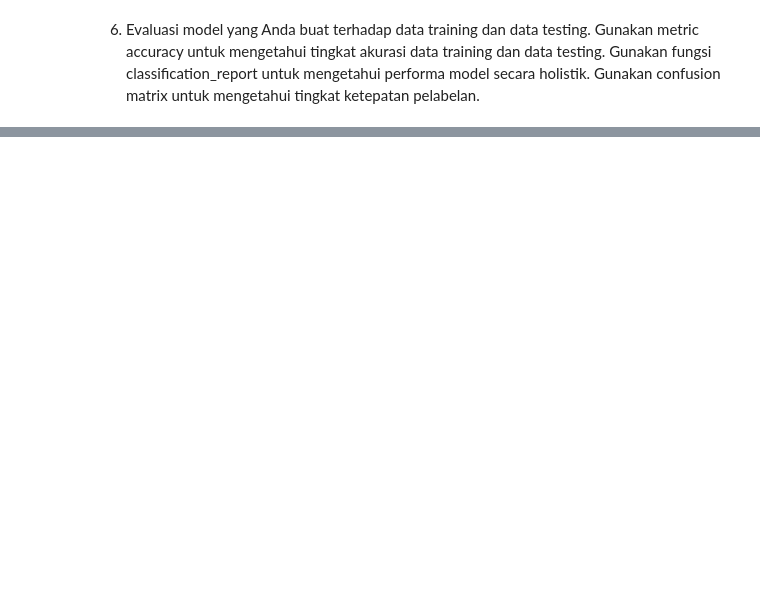
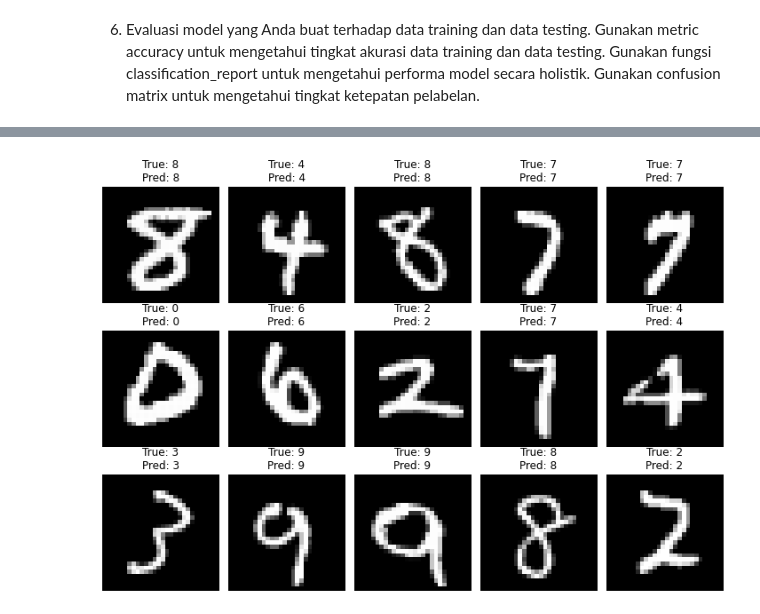
Before and after one commit to Aikhusy/Random, a Jupyter notebook: ULARNAGA/MNISTfinal.ipynb, the cells around one changed output, grey strips where cells are left out. Drawn from its saved outputs; the diff is of its cells as text; code cells hidden in the pictures; blank space fills up the shorter version.

```diff
--- a/ULARNAGA/MNISTfinal.ipynb
+++ b/ULARNAGA/MNISTfinal.ipynb
@@ -184,0 +236,4 @@ show_images_with_predictions(naive_bayes, X_test, y_test)
+# %%
+show_images_with_predictions(svm, X_test, y_test)
+# %% [output]
+[figure, added]
```
Also changed, not shown: parts of 5 cells of this notebook, 5 other files.
